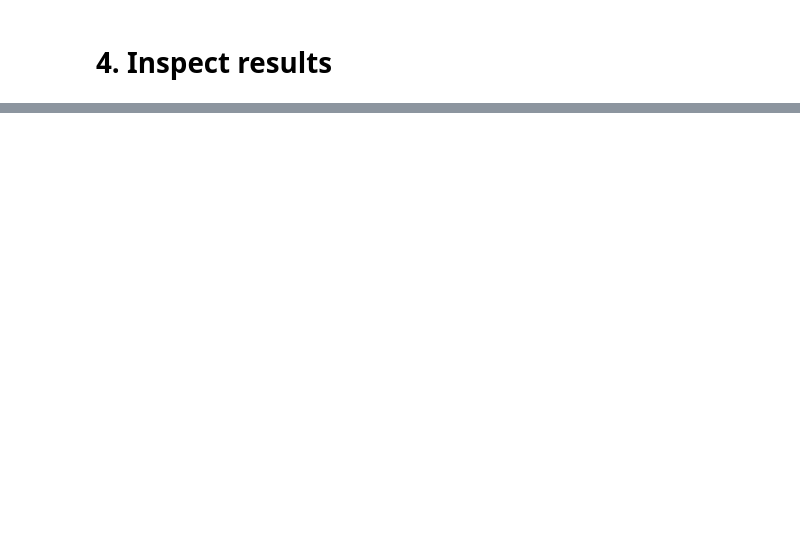
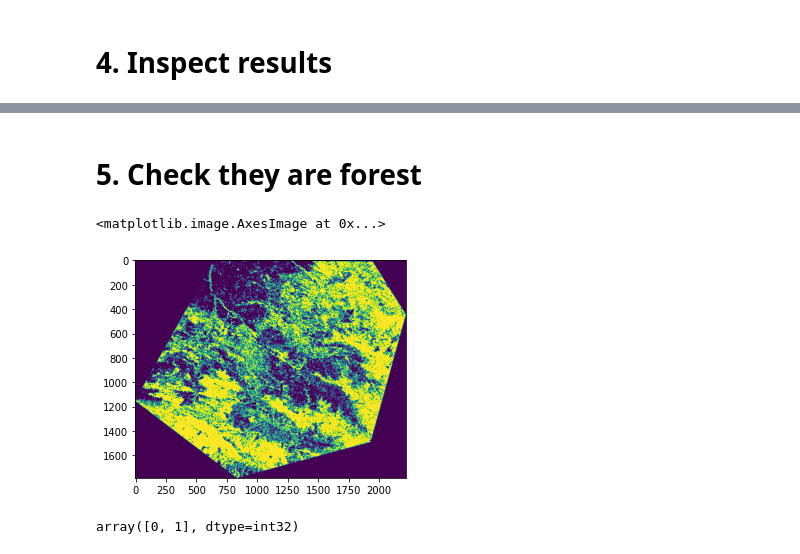
Before and after one commit to pantonar/forest_mind, a Jupyter notebook: analysis/dri_outputs.ipynb, the cells around one changed output, grey strips where cells are left out. Cells and saved outputs as stored; diff of their text form; code cells hidden in the pictures; blank space fills up the shorter version.

```diff
--- a/analysis/dri_outputs.ipynb
+++ b/analysis/dri_outputs.ipynb
@@ -189,0 +204,13 @@ corr_0.1
+# %% [markdown]
+# 5. Check they are forest
+# %%
+# ensure deforestedd points are forest points in 2020
+forest2020 = rasterio.open('intermediate/closed_forest_mask_2020_ds.tif').read(1)
+plt.imshow(forest2020)
+# %% [output]
+<matplotlib.image.AxesImage at 0x...>
+[figure, added]
+# %%
+np.unique(forest2020)
+# %% [output]
+array([0, 1], dtype=int32)
```
Also changed, not shown: parts of 42 cells of this notebook, 1 other file.
